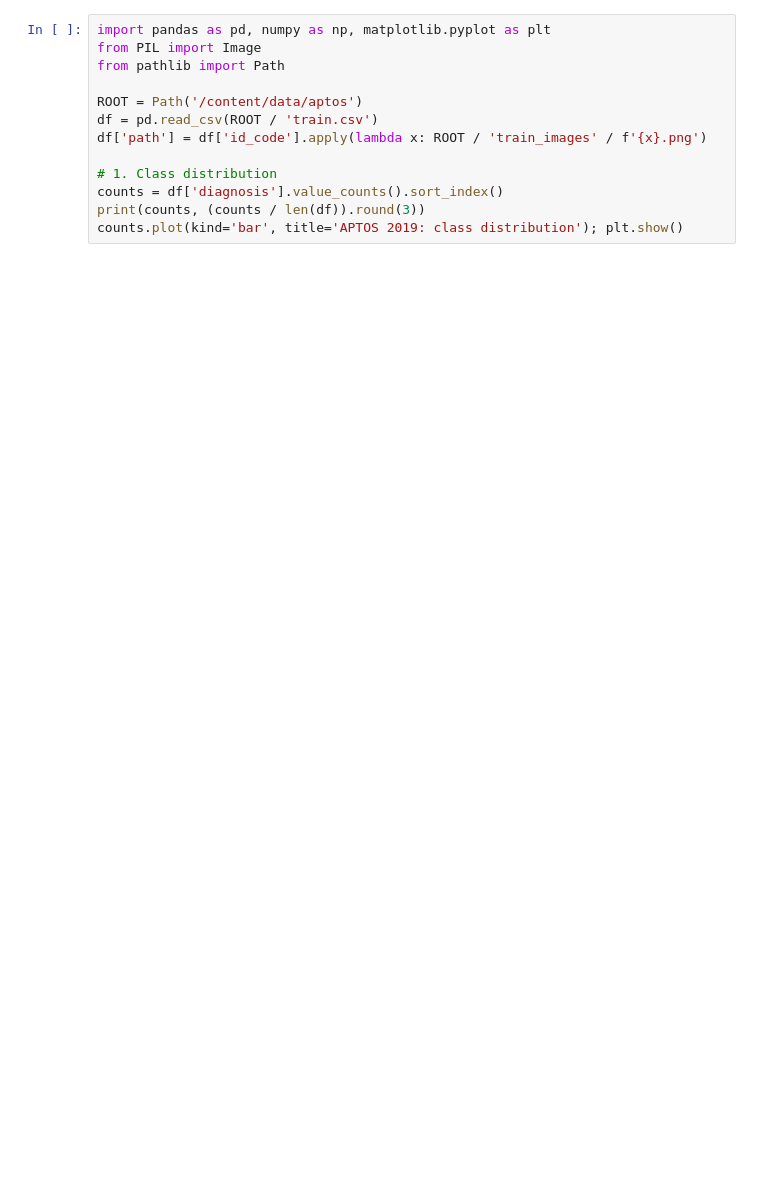
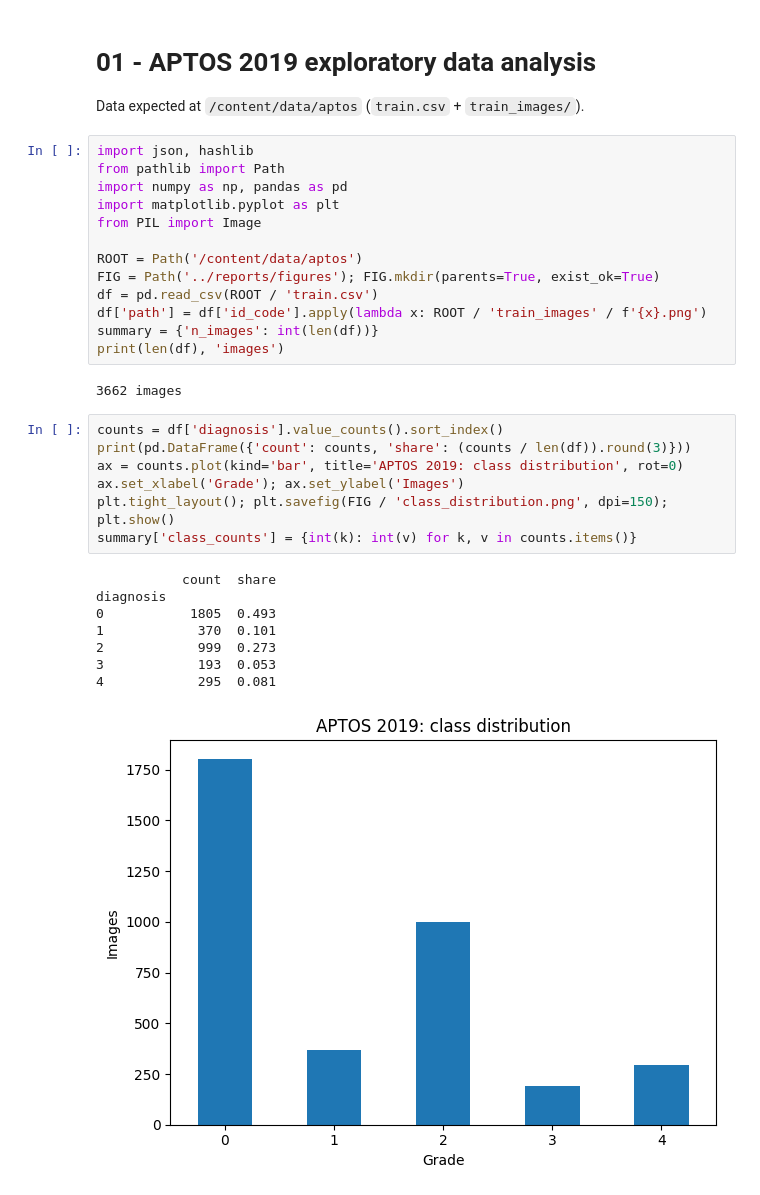
Before and after one commit to SandaliThissera/Capstone-Project-CS5998, a Jupyter notebook: dr-capstone/notebooks/01_eda.ipynb, the cells around one changed output. Saved outputs shown, nothing was run; the diff lists cells and outputs as text; blank space fills up the shorter version.

```diff
--- a/dr-capstone/notebooks/01_eda.ipynb
+++ b/dr-capstone/notebooks/01_eda.ipynb
@@ -1,13 +1,35 @@
+# %% [markdown]
+# 01 - APTOS 2019 exploratory data analysis
+
+Data expected at `/content/data/aptos` (`train.csv` + `train_images/`).
 # %%
-import pandas as pd, numpy as np, matplotlib.pyplot as plt
+import json, hashlib
+from pathlib import Path
+import numpy as np, pandas as pd
+import matplotlib.pyplot as plt
 from PIL import Image
-from pathlib import Path
 
 ROOT = Path('/content/data/aptos')
+FIG = Path('../reports/figures'); FIG.mkdir(parents=True, exist_ok=True)
 df = pd.read_csv(ROOT / 'train.csv')
 df['path'] = df['id_code'].apply(lambda x: ROOT / 'train_images' / f'{x}.png')
-
-# 1. Class distribution
-counts = df['diagnosis'].value_counts().sort_index()
-print(counts, (counts / len(df)).round(3))
-counts.plot(kind='bar', title='APTOS 2019: class distribution'); plt.show()
+summary = {'n_images': int(len(df))}
+print(len(df), 'images')
+# %% [output]
+3662 images
+# %%
+counts = df['diagnosis'].value_counts().sort_index()
+print(pd.DataFrame({'count': counts, 'share': (counts / len(df)).round(3)}))
+ax = counts.plot(kind='bar', title='APTOS 2019: class distribution', rot=0)
+ax.set_xlabel('Grade'); ax.set_ylabel('Images')
+plt.tight_layout(); plt.savefig(FIG / 'class_distribution.png', dpi=150); plt.show()
+summary['class_counts'] = {int(k): int(v) for k, v in counts.items()}
+# %% [output]
+           count  share
+diagnosis
+0           1805  0.493
+1            370  0.101
+2            999  0.273
+3            193  0.053
+4            295  0.081
+[figure, added]
```
Also changed, not shown: parts of 6 cells of this notebook, 5 other files.
